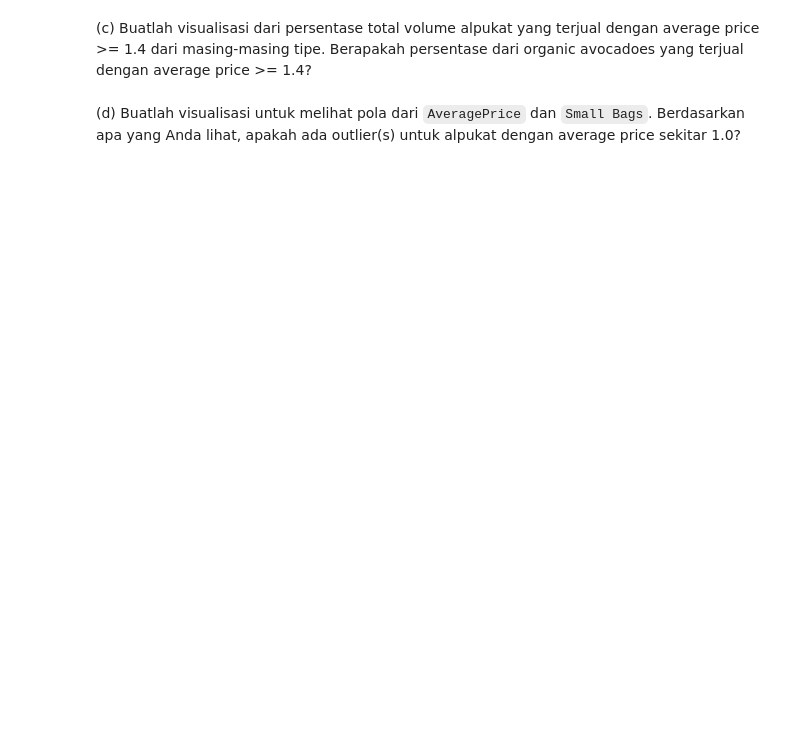
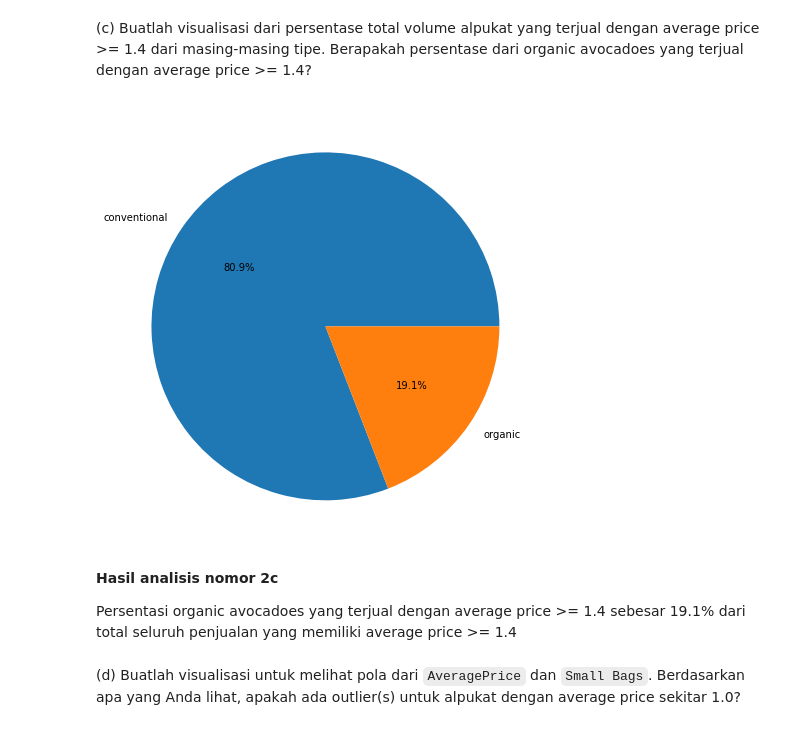
Before and after one commit to faisaladisoe/kasdd-lab, a Jupyter notebook: Lab 2/Lab 2 - Stats and DataViz.ipynb, the cells around one changed output. Saved outputs shown, nothing was run; the diff lists cells and outputs as text; code cells hidden in the pictures; blank space fills up the shorter version.

```diff
--- a/Lab 2/Lab 2 - Stats and DataViz.ipynb
+++ b/Lab 2/Lab 2 - Stats and DataViz.ipynb
@@ -502,2 +551,21 @@ Beberapa kasus terkadang memiliki lebih dari satu "jawaban yang tepat", karena a
+# %%
+# 2(c) Implementasi kode di sini
+avocadoSpecAvg = avocado_df[avocado_df['AveragePrice'] >= 1.4]
+avoType = pd.unique(avocado_df['type'])
+avgPriceEachType = list(avocado_df.groupby('type').mean()['AveragePrice'])
+totalVolumeEachType = list(avocadoSpecAvg.groupby('type').sum()['Total Volume'])
+
+plt.pie(
+    totalVolumeEachType,
+    labels=avoType,
+    autopct='%1.1f%%',
+)
+plt.show()
+# %% [output]
+[figure, added]
+# %% [markdown]
+**Hasil analisis nomor 2c**
+
+Persentasi organic avocadoes yang terjual dengan average price >= 1.4 sebesar 19.1% dari total seluruh penjualan yang memiliki average price >= 1.4
 # %% [markdown]
 (d) Buatlah visualisasi untuk melihat pola dari `AveragePrice` dan `Small Bags`. Berdasarkan apa yang Anda lihat, apakah ada outlier(s) untuk alpukat dengan average price sekitar 1.0?
```
Also changed, not shown: parts of 15 cells of this notebook.
